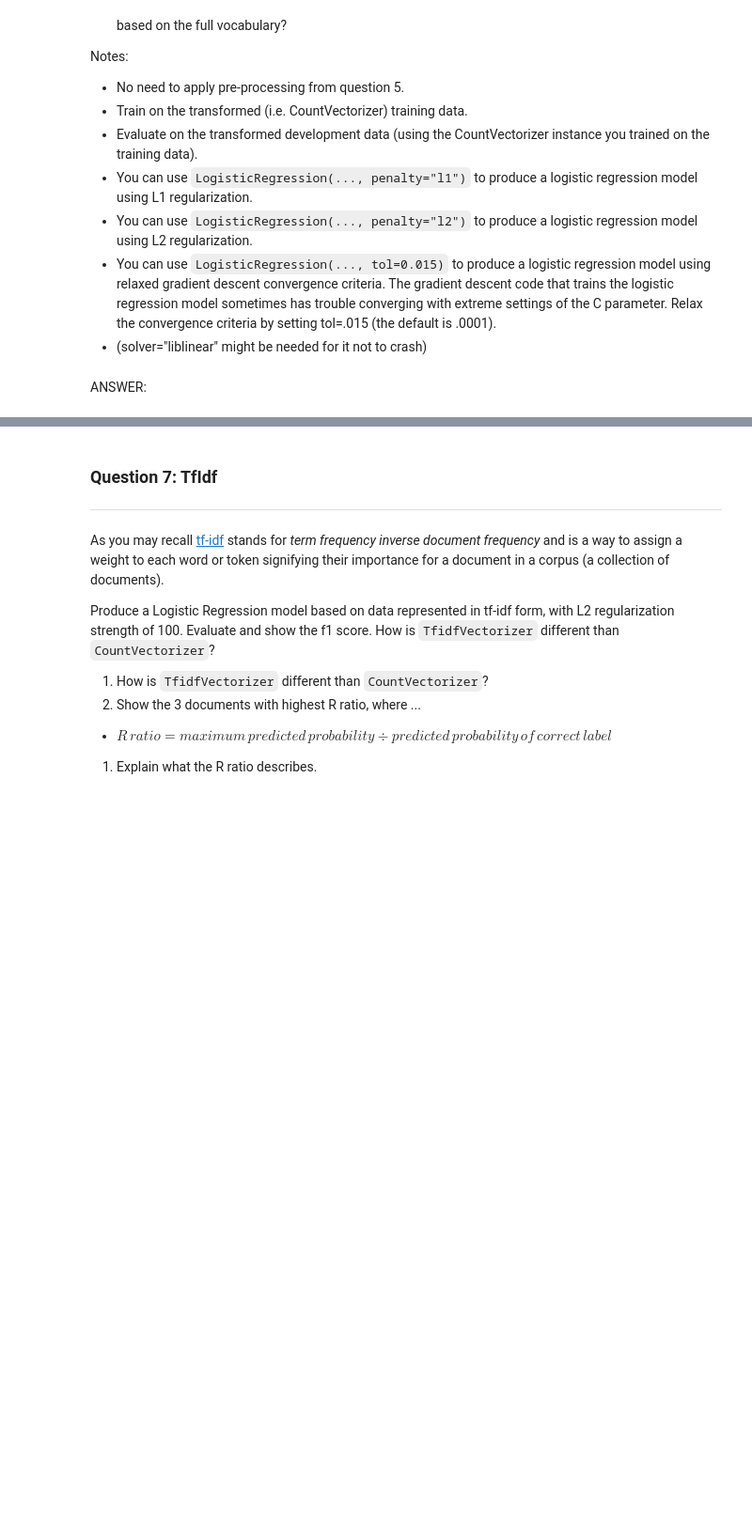
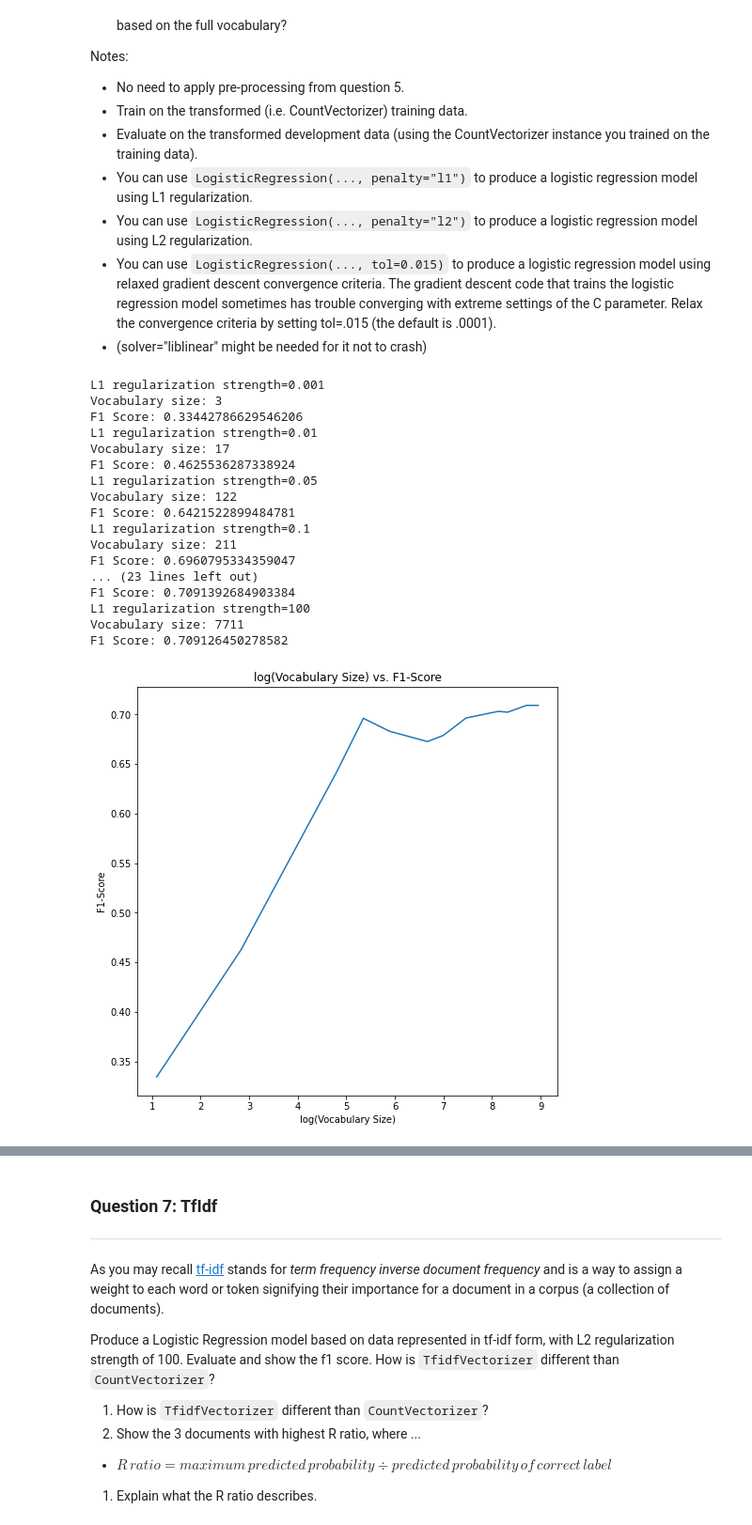
Before and after one commit to romendiratta/topic-classification-naive-bayes, a Jupyter notebook: Rohan_Mendiratta_Project3.ipynb, the cells around one changed output, grey strips where cells are left out. Shown at 94% size. Cells and saved outputs as stored; diff of their text form; code cells hidden in the pictures; blank space fills up the shorter version.

```diff
--- a/Rohan_Mendiratta_Project3.ipynb
+++ b/Rohan_Mendiratta_Project3.ipynb
@@ -242,2 +481,61 @@ Q6()
-# %% [markdown]
-ANSWER:
+# %%
+def Q6():
+    # Keep this random seed here to make comparison easier.
+    np.random.seed(0)
+
+    C = [0.001, 0.01, 0.05, 0.1, 0.2, 0.5, 1, 2, 5, 10, 20, 50, 100]
+    f1_scores = []
+    vocabulary_sizes = []
+    for value in C:
+      print(f"L1 regularization strength={value}")
+      # transform input data into one hot encoded vectors
+      vectorizer = CountVectorizer()
+      X_train = vectorizer.fit_transform(train_data)
+      # create and fit logistic regression model with L1 regularization at specific C value
+      lr = LogisticRegression(penalty="l1", C=value, solver="liblinear", tol=0.015)
+      lr.fit(X_train, train_labels)
+      # find features that have non-zero weight associated with them
+      vocabulary = vectorizer.get_feature_names_out()[list(set(np.flatnonzero(lr.coef_) % lr.coef_.shape[1]))]
+      # vocabulary size
+      vocabulary_size = len(vocabulary)
+      print(f"Vocabulary size: {vocabulary_size}")
+      vocabulary_sizes.append(vocabulary_size)
+      # transform input data into one hot encoded vector using the features selected through L1 regularization
+      vectorizer = CountVectorizer(vocabulary=vocabulary)
+      X_train = vectorizer.fit_transform(train_data)
+      X_dev = vectorizer.transform(dev_data)
+      # create and fit a logisitic regression model with L2 regulariztion
+      lr = LogisticRegression(penalty="l2", solver="liblinear", C=0.5)
+      lr.fit(X_train, train_labels)
+      f1_score = metrics.f1_score(dev_labels, lr.predict(X_dev), average='weighted')
+      print(f"F1 Score: {f1_score}")
+      f1_scores.append(f1_score)
+
+    print("\n")
+    fig, ax = plt.subplots(figsize=(8,8))
+    ax.plot(np.log(vocabulary_sizes), f1_scores)
+    ax.set_title("log(Vocabulary Size) vs. F1-Score")
+    ax.set_xlabel("log(Vocabulary Size)")
+    ax.set_ylabel("F1-Score")
+    plt.show()
+
+Q6()
+# %% [output]
+L1 regularization strength=0.001
+Vocabulary size: 3
+F1 Score: 0.33442786629546206
+L1 regularization strength=0.01
+Vocabulary size: 17
+F1 Score: 0.4625536287338924
+L1 regularization strength=0.05
+Vocabulary size: 122
+F1 Score: 0.6421522899484781
+L1 regularization strength=0.1
+Vocabulary size: 211
+F1 Score: 0.6960795334359047
+... (23 lines left out)
+F1 Score: 0.7091392684903384
+L1 regularization strength=100
+Vocabulary size: 7711
+F1 Score: 0.709126450278582
+[figure, added]
```
Also changed, not shown: parts of 24 cells of this notebook.
